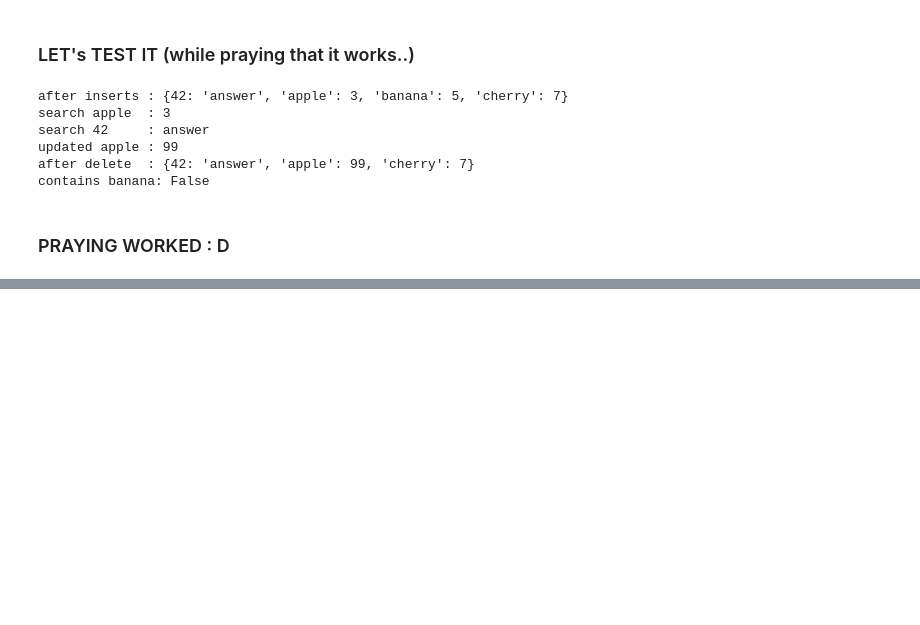
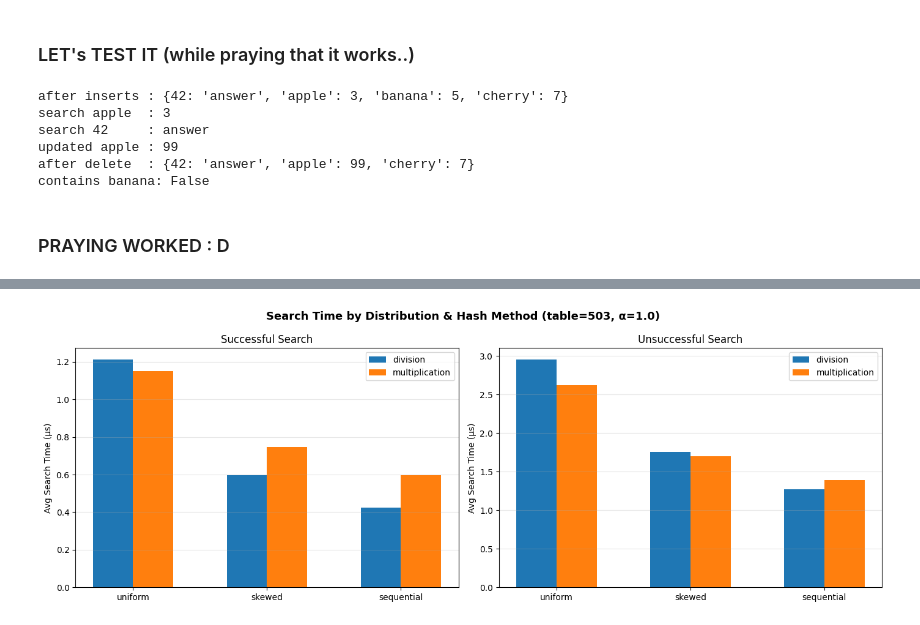
Before and after one commit to hardikkamboj/606_assignments, a Jupyter notebook: hw_3/report.ipynb, the cells around one changed output, grey strips where cells are left out. Cells and saved outputs as stored; diff of their text form; code cells hidden in the pictures; blank space fills up the shorter version.

```diff
--- a/hw_3/report.ipynb
+++ b/hw_3/report.ipynb
@@ -151,0 +423,27 @@ contains banana: False
+# %%
+distributions, hash_methods, dist_results = experiment_distributions()
+# %%
+fig, axes = plt.subplots(1, 2, figsize=(14, 5))
+x = range(len(distributions))
+bar_width = 0.3
+
+for idx, search_type in enumerate(["succ", "unsucc"]):
+    ax = axes[idx]
+    for j, method in enumerate(hash_methods):
+        times = [dist_results[(d, method)][search_type] * 1e6 for d in distributions]
+        offset = (j - 0.5) * bar_width
+        ax.bar([i + offset for i in x], times, bar_width, label=method)
+    ax.set_xticks(list(x))
+    ax.set_xticklabels(distributions)
+    ax.set_ylabel("Avg Search Time (µs)")
+    ax.set_title("Successful Search" if search_type == "succ" else "Unsuccessful Search")
+    ax.legend()
+    ax.grid(True, alpha=0.3, axis="y")
+
+plt.suptitle("Search Time by Distribution & Hash Method (table=503, α=1.0)",
+             fontsize=13, fontweight="bold")
+plt.tight_layout()
+plt.savefig("plot2_distribution_comparison.png", dpi=150)
+plt.show()
+# %% [output]
+[figure, added]
```
Also changed, not shown: parts of 23 cells of this notebook, 5 other files.
